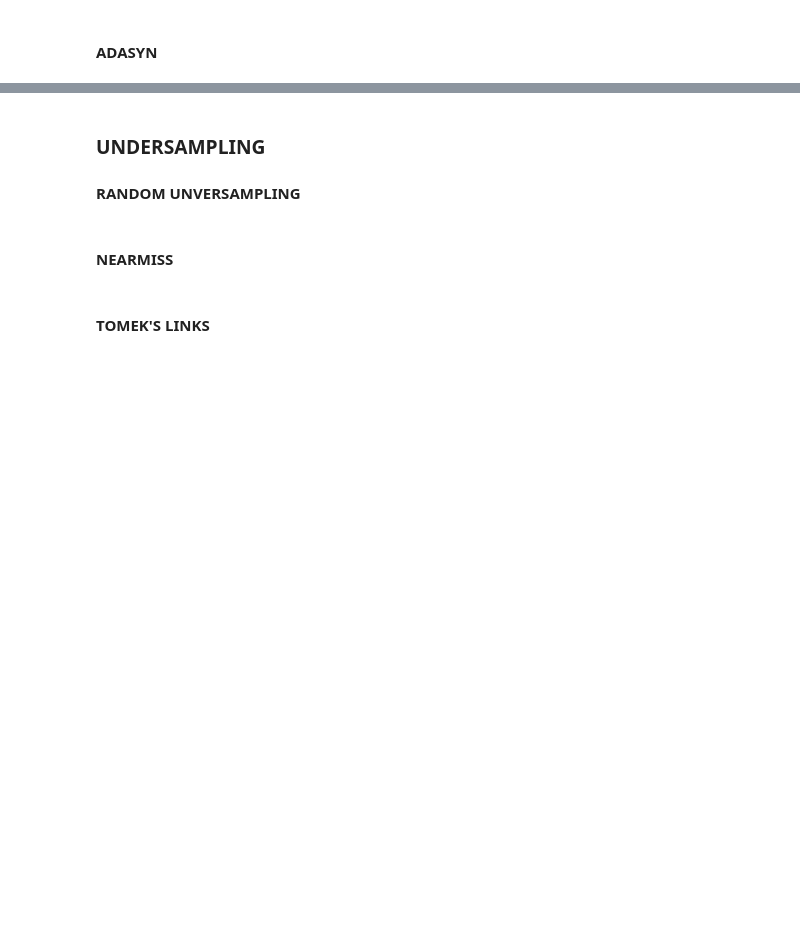
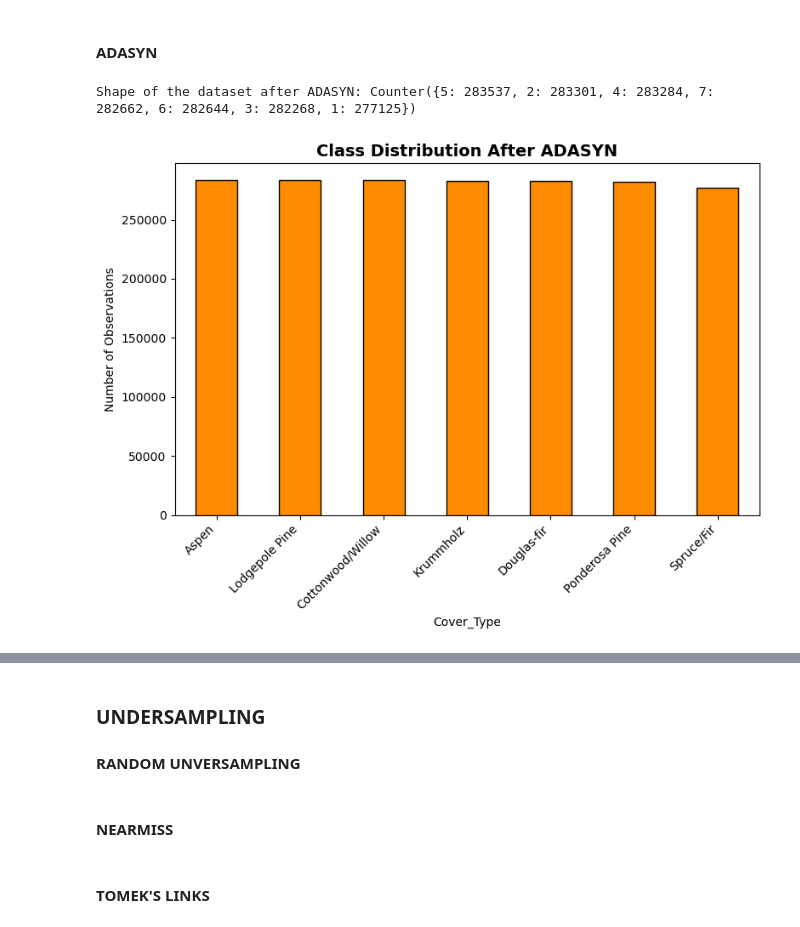
Before and after one commit to ineguiluz1/Forest-Covertype-Prediction-AML, a Jupyter notebook: notebooks/imbalance_analysis_and_mitigation.ipynb, the cells around one changed output, grey strips where cells are left out. Saved outputs shown, nothing was run; the diff lists cells and outputs as text; code cells hidden in the pictures; blank space fills up the shorter version.

Commit message:
adasyn+smote

```diff
--- a/notebooks/imbalance_analysis_and_mitigation.ipynb
+++ b/notebooks/imbalance_analysis_and_mitigation.ipynb
@@ -80,2 +86,19 @@ plt.show()
 # %% [markdown]
 #### ADASYN
+# %%
+adasyn = ADASYN(random_state=42)
+x_adasyn, y_adasyn = adasyn.fit_resample(X,y)
+print(f"Shape of the dataset after ADASYN: {Counter(y_adasyn)}")
+# %% [output]
+Shape of the dataset after ADASYN: Counter({5: 283537, 2: 283301, 4: 283284, 7: 282662, 6: 282644, 3: 282268, 1: 277125})
+# %%
+adasyn_counts = pd.Series(y_adasyn).map(covertype_class).value_counts()
+plt.figure(figsize=(8, 6))
+adasyn_counts.plot(kind='bar', color='darkorange', edgecolor='black')
+plt.title('Class Distribution After ADASYN', fontsize=14, fontweight='bold')
+plt.ylabel('Number of Observations')
+plt.xticks(rotation=45, ha='right')
+plt.tight_layout()
+plt.show()
+# %% [output]
+[figure, added]
```
Also changed, not shown: parts of 6 cells of this notebook, 2 other files.
